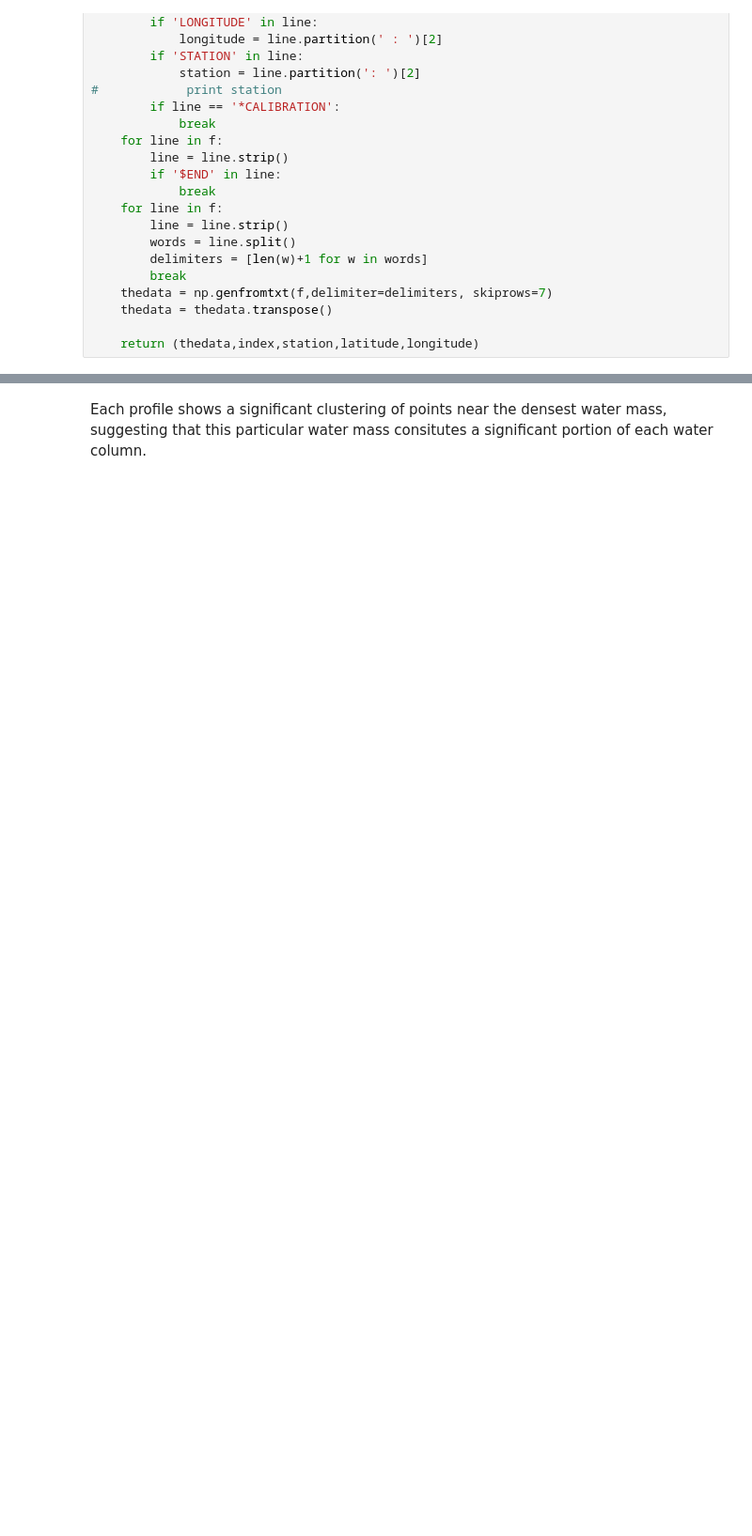
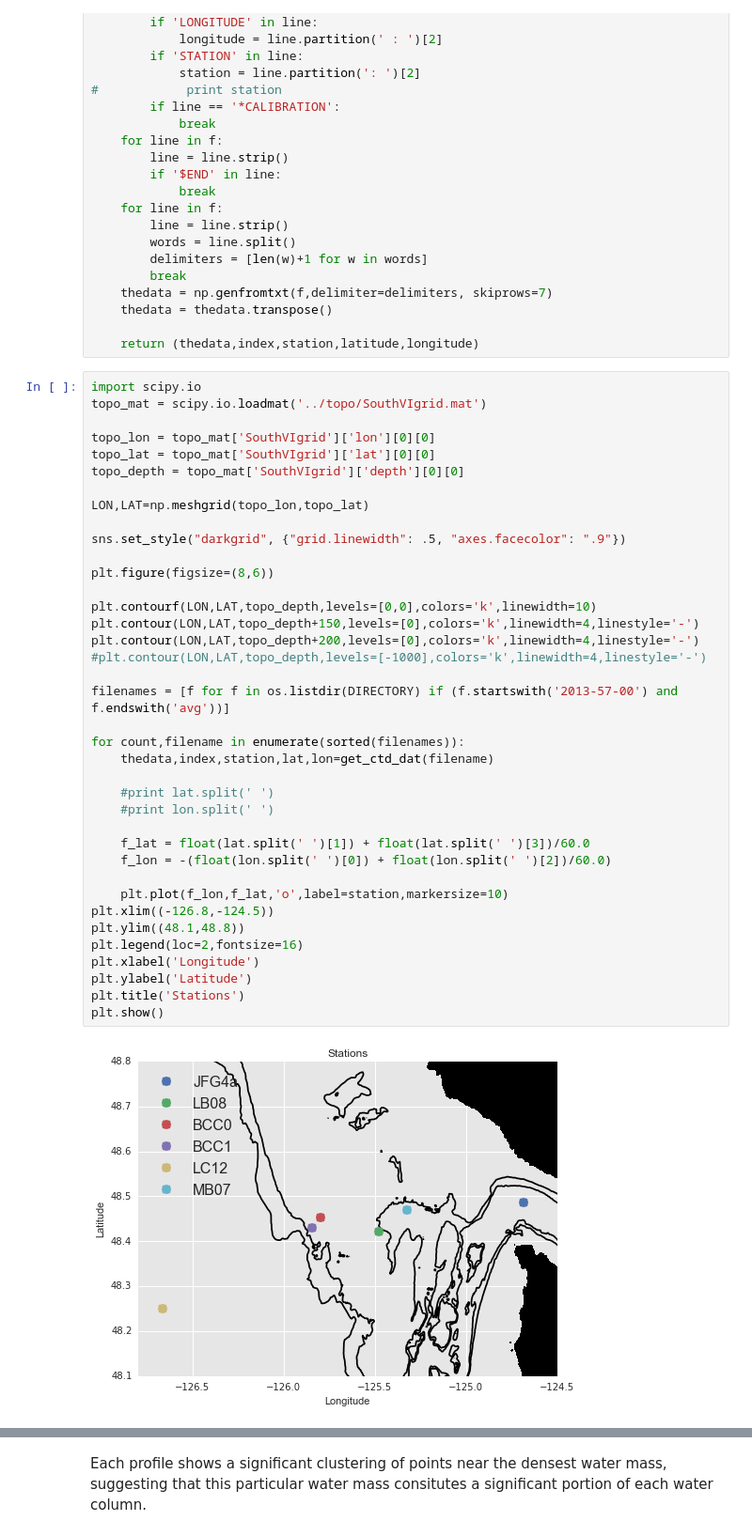
Before and after one commit to UBC-MOAD/falkor, a Jupyter notebook: Rob_Notebooks/hist_TS.ipynb, the cells around one changed output, grey strips where cells are left out. Shown at 94% size. Cells and saved outputs as stored; diff of their text form; blank space fills up the shorter version.

```diff
--- a/Rob_Notebooks/hist_TS.ipynb
+++ b/Rob_Notebooks/hist_TS.ipynb
@@ -62,4 +72,44 @@ def get_ctd_dat(fnm):
     thedata = thedata.transpose()
 
     return (thedata,index,station,latitude,longitude)
+# %%
+import scipy.io
+topo_mat = scipy.io.loadmat('../topo/SouthVIgrid.mat')
+
+topo_lon = topo_mat['SouthVIgrid']['lon'][0][0]
+topo_lat = topo_mat['SouthVIgrid']['lat'][0][0]
+topo_depth = topo_mat['SouthVIgrid']['depth'][0][0]
+
+LON,LAT=np.meshgrid(topo_lon,topo_lat)
+
+sns.set_style("darkgrid", {"grid.linewidth": .5, "axes.facecolor": ".9"})
+
+plt.figure(figsize=(8,6))
+
+plt.contourf(LON,LAT,topo_depth,levels=[0,0],colors='k',linewidth=10)
+plt.contour(LON,LAT,topo_depth+150,levels=[0],colors='k',linewidth=4,linestyle='-')
+plt.contour(LON,LAT,topo_depth+200,levels=[0],colors='k',linewidth=4,linestyle='-')
+#plt.contour(LON,LAT,topo_depth,levels=[-1000],colors='k',linewidth=4,linestyle='-')
+
+filenames = [f for f in os.listdir(DIRECTORY) if (f.startswith('2013-57-00') and f.endswith('avg'))]
+
+for count,filename in enumerate(sorted(filenames)):
+    thedata,index,station,lat,lon=get_ctd_dat(filename)
+
+    #print lat.split(' ')
+    #print lon.split(' ')
+
+    f_lat = float(lat.split(' ')[1]) + float(lat.split(' ')[3])/60.0
+    f_lon = -(float(lon.split(' ')[0]) + float(lon.split(' ')[2])/60.0)
+
+    plt.plot(f_lon,f_lat,'o',label=station,markersize=10)
+plt.xlim((-126.8,-124.5))
+plt.ylim((48.1,48.8))
+plt.legend(loc=2,fontsize=16)
+plt.xlabel('Longitude')
+plt.ylabel('Latitude')
+plt.title('Stations')
+plt.show()
+# %% [output]
+[figure, added]
 # %%
```
Also changed, not shown: parts of 9 cells of this notebook, 1 other file.
